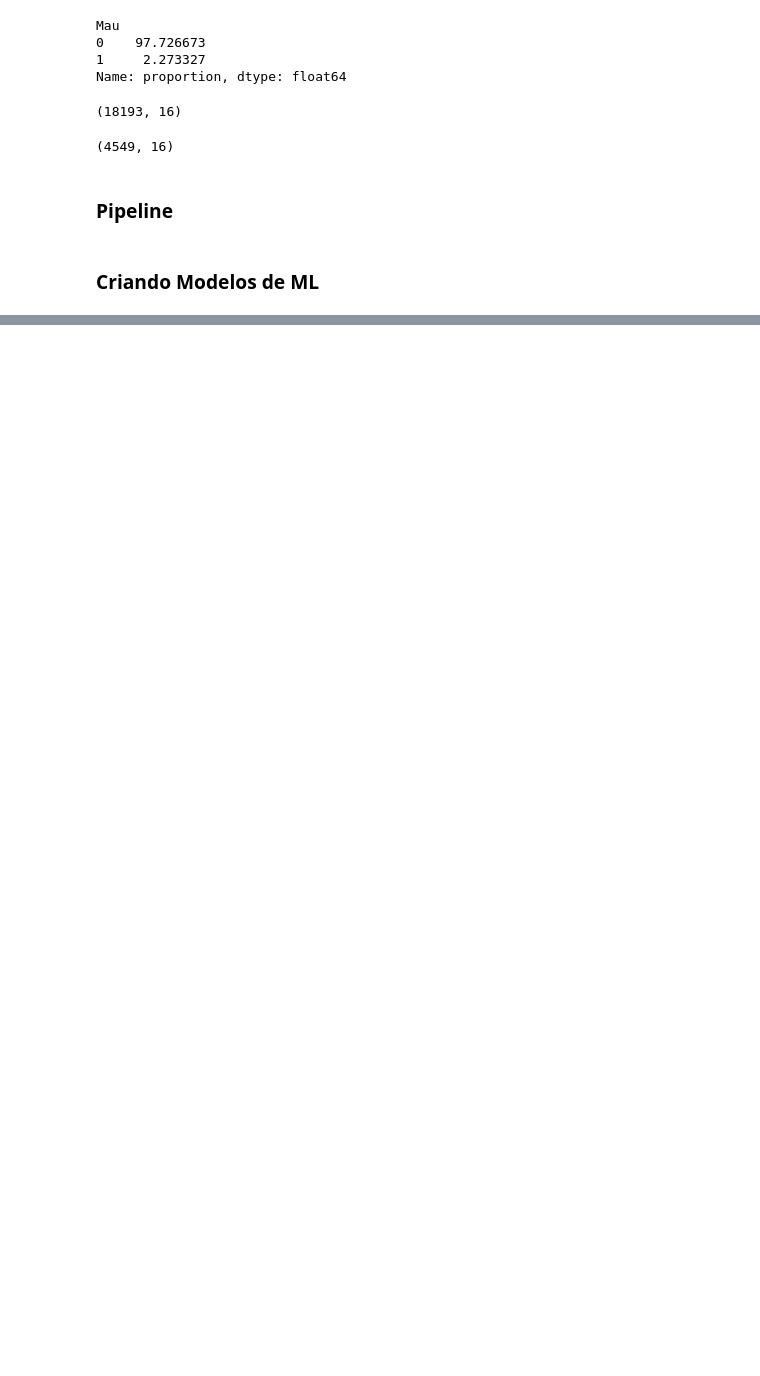
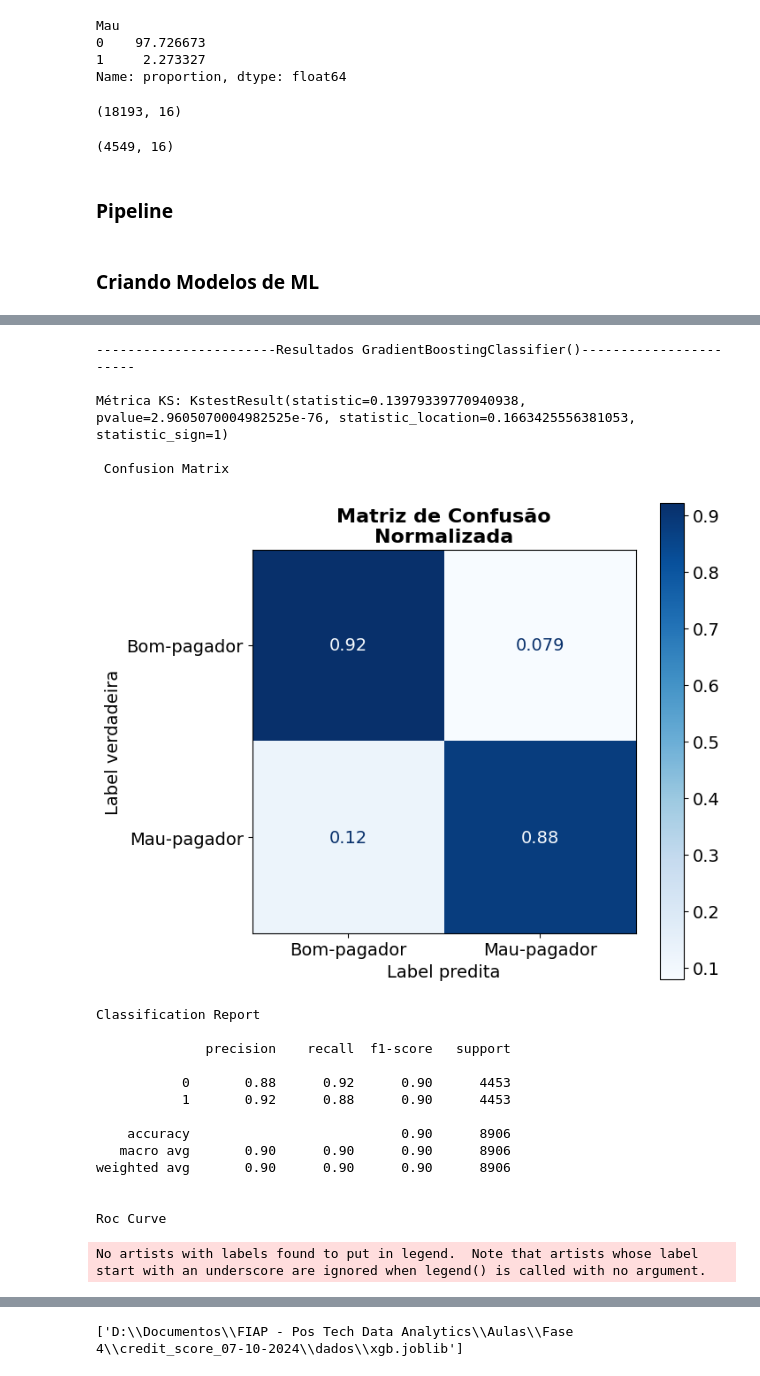
Before and after one commit to torvess/credit_score_07-10-2024, a Jupyter notebook: notebooks/credit_score.ipynb, the cells around one changed output, grey strips where cells are left out. Saved outputs shown, nothing was run; the diff lists cells and outputs as text; code cells hidden in the pictures; blank space fills up the shorter version.

```diff
--- a/notebooks/credit_score.ipynb
+++ b/notebooks/credit_score.ipynb
@@ -778,0 +895,24 @@ X_test, y_test = teste.loc[:, teste.columns != 'Mau'], teste['Mau']
+# %%
+modelo_xgb = GradientBoostingClassifier()
+roda_modelo(modelo_xgb)
+# %% [output]
+-----------------------Resultados GradientBoostingClassifier()-----------------------
+
+Métrica KS: KstestResult(statistic=0.13979339770940938, pvalue=2.9605070004982525e-76, statistic_location=0.1663425556381053, statistic_sign=1)
+
+ Confusion Matrix
+[figure, added]
+Classification Report
+
+              precision    recall  f1-score   support
+
+           0       0.88      0.92      0.90      4453
+           1       0.92      0.88      0.90      4453
+
+    accuracy                           0.90      8906
+   macro avg       0.90      0.90      0.90      8906
+weighted avg       0.90      0.90      0.90      8906
+
+
+Roc Curve
+No artists with labels found to put in legend.  Note that artists whose label start with an underscore are ignored when legend() is called with no argument.
@@ -778,0 +920,4 @@ X_test, y_test = teste.loc[:, teste.columns != 'Mau'], teste['Mau']
+# %%
+joblib.dump(modelo_xgb, r'D:\Documentos\FIAP - Pos Tech Data Analytics\Aulas\Fase 4\credit_score_07-10-2024\dados\xgb.joblib')
+# %% [output]
+['D:\\Documentos\\FIAP - Pos Tech Data Analytics\\Aulas\\Fase 4\\credit_score_07-10-2024\\dados\\xgb.joblib']
```
Also changed, not shown: parts of 8 cells of this notebook, 1 other file.
